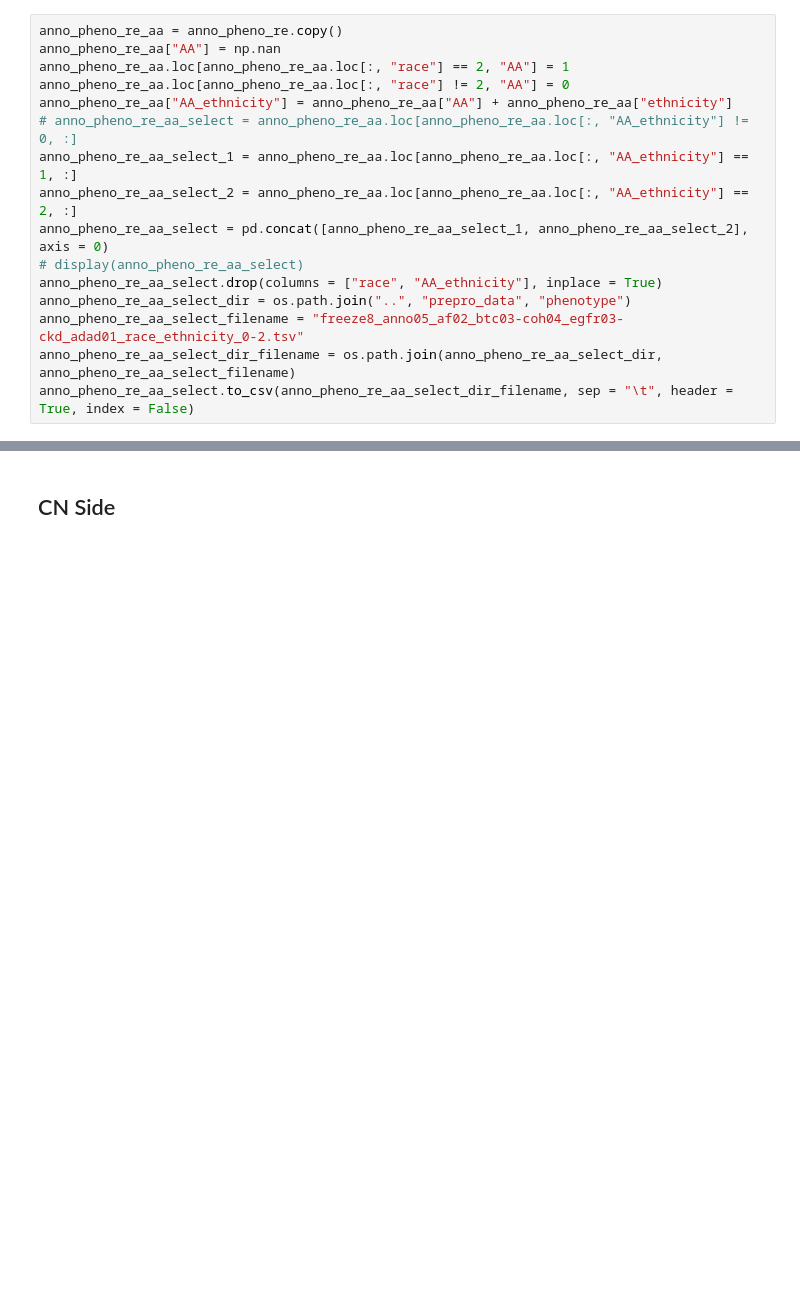
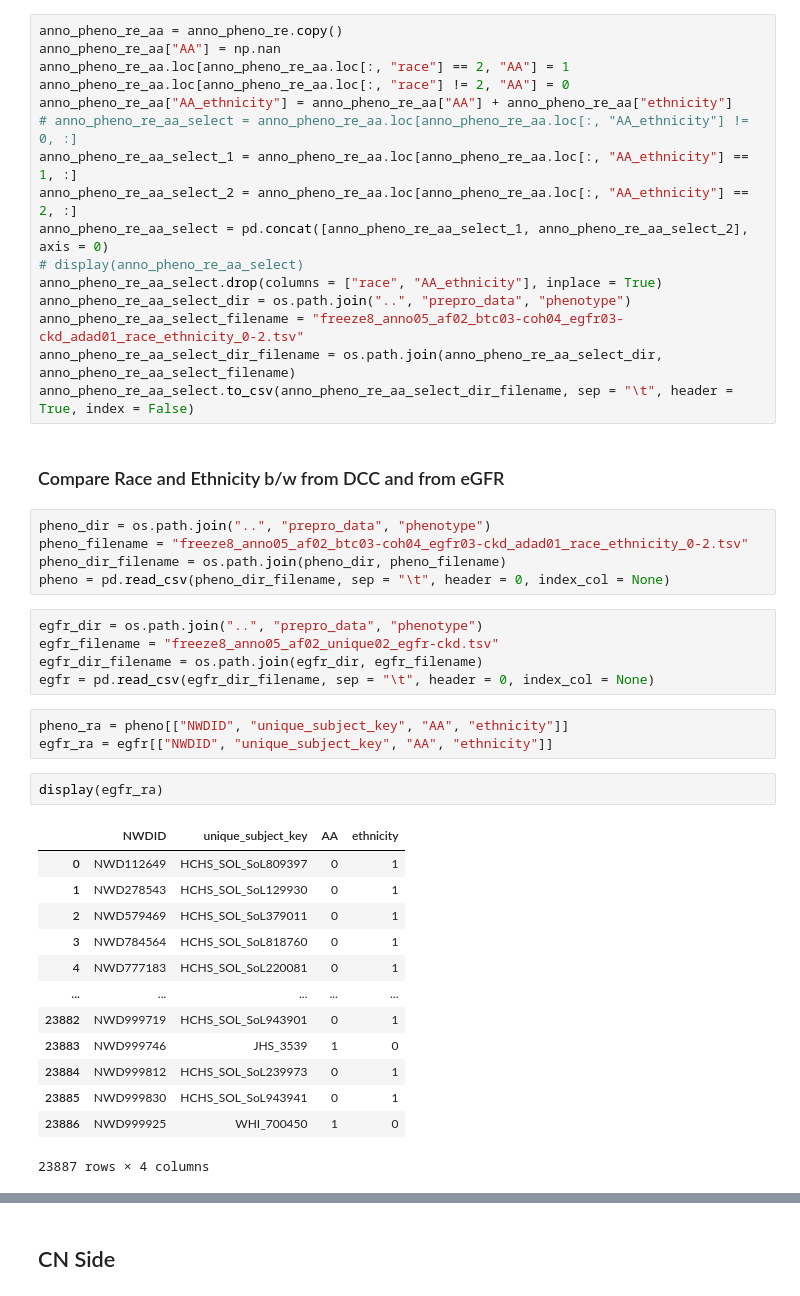
Before and after one commit to zjgbz/asso, a Jupyter notebook: prepare_phenotype.ipynb, the cells around one changed output, grey strips where cells are left out. Cells and saved outputs as stored; diff of their text form; blank space fills up the shorter version.

```diff
--- a/prepare_phenotype.ipynb
+++ b/prepare_phenotype.ipynb
@@ -485,3 +488,34 @@ anno_pheno_re_aa_select_dir = os.path.join("..", "prepro_data", "phenotype")
 anno_pheno_re_aa_select_filename = "freeze8_anno05_af02_btc03-coh04_egfr03-ckd_adad01_race_ethnicity_0-2.tsv"
 anno_pheno_re_aa_select_dir_filename = os.path.join(anno_pheno_re_aa_select_dir, anno_pheno_re_aa_select_filename)
 anno_pheno_re_aa_select.to_csv(anno_pheno_re_aa_select_dir_filename, sep = "\t", header = True, index = False)
+# %% [markdown]
+### Compare Race and Ethnicity b/w from DCC and from eGFR
+# %%
+pheno_dir = os.path.join("..", "prepro_data", "phenotype")
+pheno_filename = "freeze8_anno05_af02_btc03-coh04_egfr03-ckd_adad01_race_ethnicity_0-2.tsv"
+pheno_dir_filename = os.path.join(pheno_dir, pheno_filename)
+pheno = pd.read_csv(pheno_dir_filename, sep = "\t", header = 0, index_col = None)
+# %%
+egfr_dir = os.path.join("..", "prepro_data", "phenotype")
+egfr_filename = "freeze8_anno05_af02_unique02_egfr-ckd.tsv"
+egfr_dir_filename = os.path.join(egfr_dir, egfr_filename)
+egfr = pd.read_csv(egfr_dir_filename, sep = "\t", header = 0, index_col = None)
+# %%
+pheno_ra = pheno[["NWDID", "unique_subject_key", "AA", "ethnicity"]]
+egfr_ra = egfr[["NWDID", "unique_subject_key", "AA", "ethnicity"]]
+# %%
+display(egfr_ra)
+# %% [output]
+|  | NWDID | unique_subject_key | AA | ethnicity |
+| 0 | NWD112649 | HCHS_SOL_SoL809397 | 0 | 1 |
+| 1 | NWD278543 | HCHS_SOL_SoL129930 | 0 | 1 |
+| 2 | NWD579469 | HCHS_SOL_SoL379011 | 0 | 1 |
+| 3 | NWD784564 | HCHS_SOL_SoL818760 | 0 | 1 |
+| 4 | NWD777183 | HCHS_SOL_SoL220081 | 0 | 1 |
+| ... | ... | ... | ... | ... |
+| 23882 | NWD999719 | HCHS_SOL_SoL943901 | 0 | 1 |
+| 23883 | NWD999746 | JHS_3539 | 1 | 0 |
+| 23884 | NWD999812 | HCHS_SOL_SoL239973 | 0 | 1 |
+| 23885 | NWD999830 | HCHS_SOL_SoL943941 | 0 | 1 |
+| 23886 | NWD999925 | WHI_700450 | 1 | 0 |
+23887 rows × 4 columns
```
Also changed, not shown: parts of 3 cells of this notebook, 1 other file.
